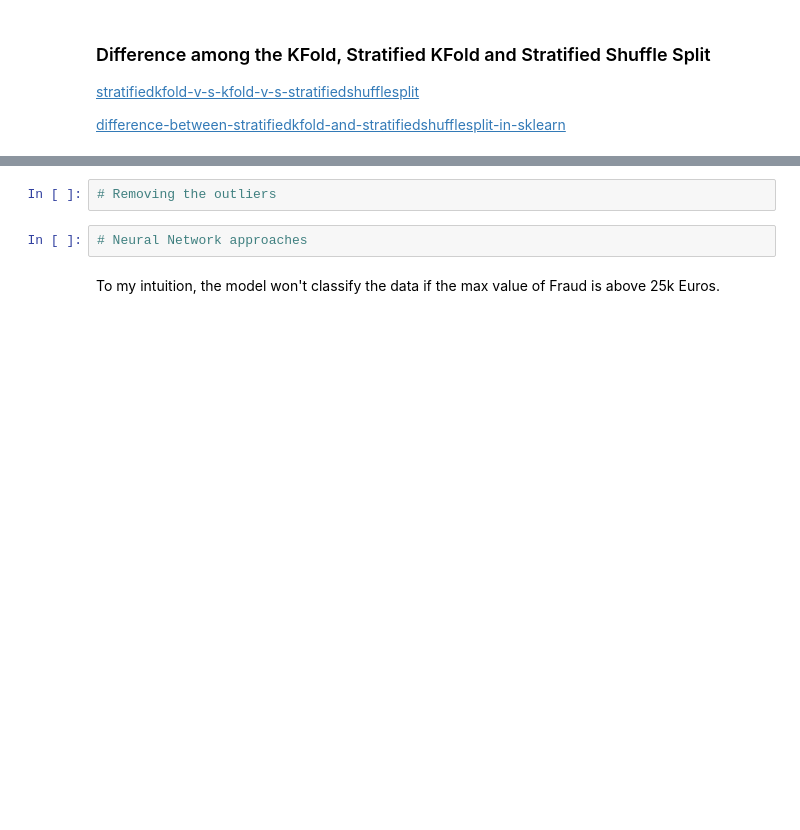
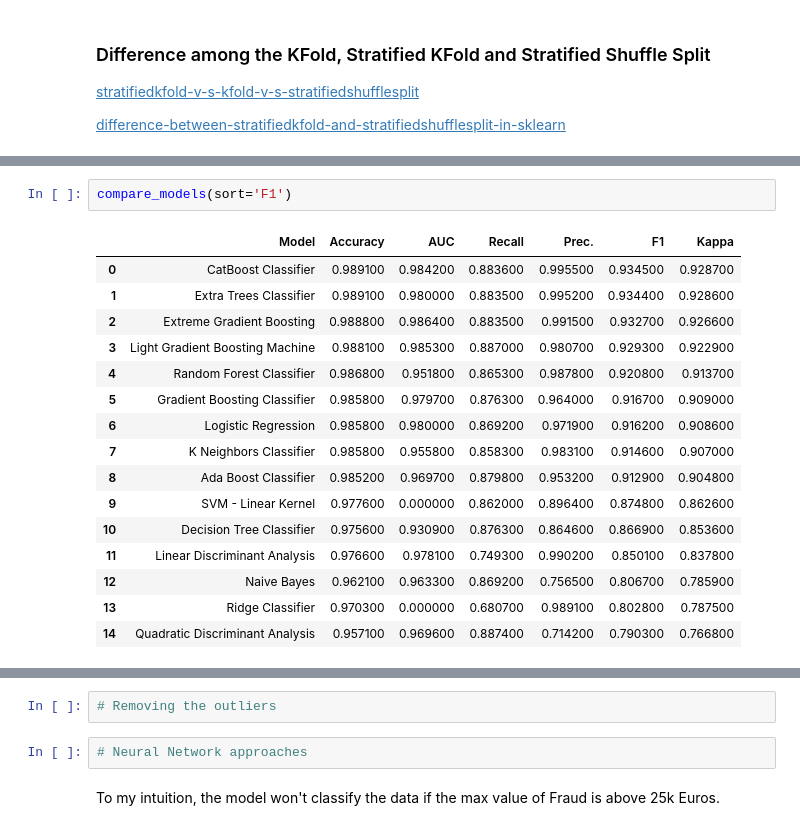
Before and after one commit to Sudhakar17/credit-card-fraud-detection, a Jupyter notebook: credit-card-fraud-detection.ipynb, the cells around one changed output, grey strips where cells are left out. Drawn from its saved outputs; the diff is of its cells as text; blank space fills up the shorter version.

```diff
--- a/credit-card-fraud-detection.ipynb
+++ b/credit-card-fraud-detection.ipynb
@@ -248,0 +295,19 @@ Random undersampling selects the data randomly from the training data which caus
+# %%
+compare_models(sort='F1')
+# %% [output]
+|  | Model | Accuracy | AUC | Recall | Prec. | F1 | Kappa |
+| 0 | CatBoost Classifier | 0.989100 | 0.984200 | 0.883600 | 0.995500 | 0.934500 | 0.928700 |
+| 1 | Extra Trees Classifier | 0.989100 | 0.980000 | 0.883500 | 0.995200 | 0.934400 | 0.928600 |
+| 2 | Extreme Gradient Boosting | 0.988800 | 0.986400 | 0.883500 | 0.991500 | 0.932700 | 0.926600 |
+| 3 | Light Gradient Boosting Machine | 0.988100 | 0.985300 | 0.887000 | 0.980700 | 0.929300 | 0.922900 |
+| 4 | Random Forest Classifier | 0.986800 | 0.951800 | 0.865300 | 0.987800 | 0.920800 | 0.913700 |
+| 5 | Gradient Boosting Classifier | 0.985800 | 0.979700 | 0.876300 | 0.964000 | 0.916700 | 0.909000 |
+| 6 | Logistic Regression | 0.985800 | 0.980000 | 0.869200 | 0.971900 | 0.916200 | 0.908600 |
+| 7 | K Neighbors Classifier | 0.985800 | 0.955800 | 0.858300 | 0.983100 | 0.914600 | 0.907000 |
+| 8 | Ada Boost Classifier | 0.985200 | 0.969700 | 0.879800 | 0.953200 | 0.912900 | 0.904800 |
+| 9 | SVM - Linear Kernel | 0.977600 | 0.000000 | 0.862000 | 0.896400 | 0.874800 | 0.862600 |
+| 10 | Decision Tree Classifier | 0.975600 | 0.930900 | 0.876300 | 0.864600 | 0.866900 | 0.853600 |
+| 11 | Linear Discriminant Analysis | 0.976600 | 0.978100 | 0.749300 | 0.990200 | 0.850100 | 0.837800 |
+| 12 | Naive Bayes | 0.962100 | 0.963300 | 0.869200 | 0.756500 | 0.806700 | 0.785900 |
+| 13 | Ridge Classifier | 0.970300 | 0.000000 | 0.680700 | 0.989100 | 0.802800 | 0.787500 |
+| 14 | Quadratic Discriminant Analysis | 0.957100 | 0.969600 | 0.887400 | 0.714200 | 0.790300 | 0.766800 |
```
Also changed, not shown: parts of 21 cells of this notebook.
